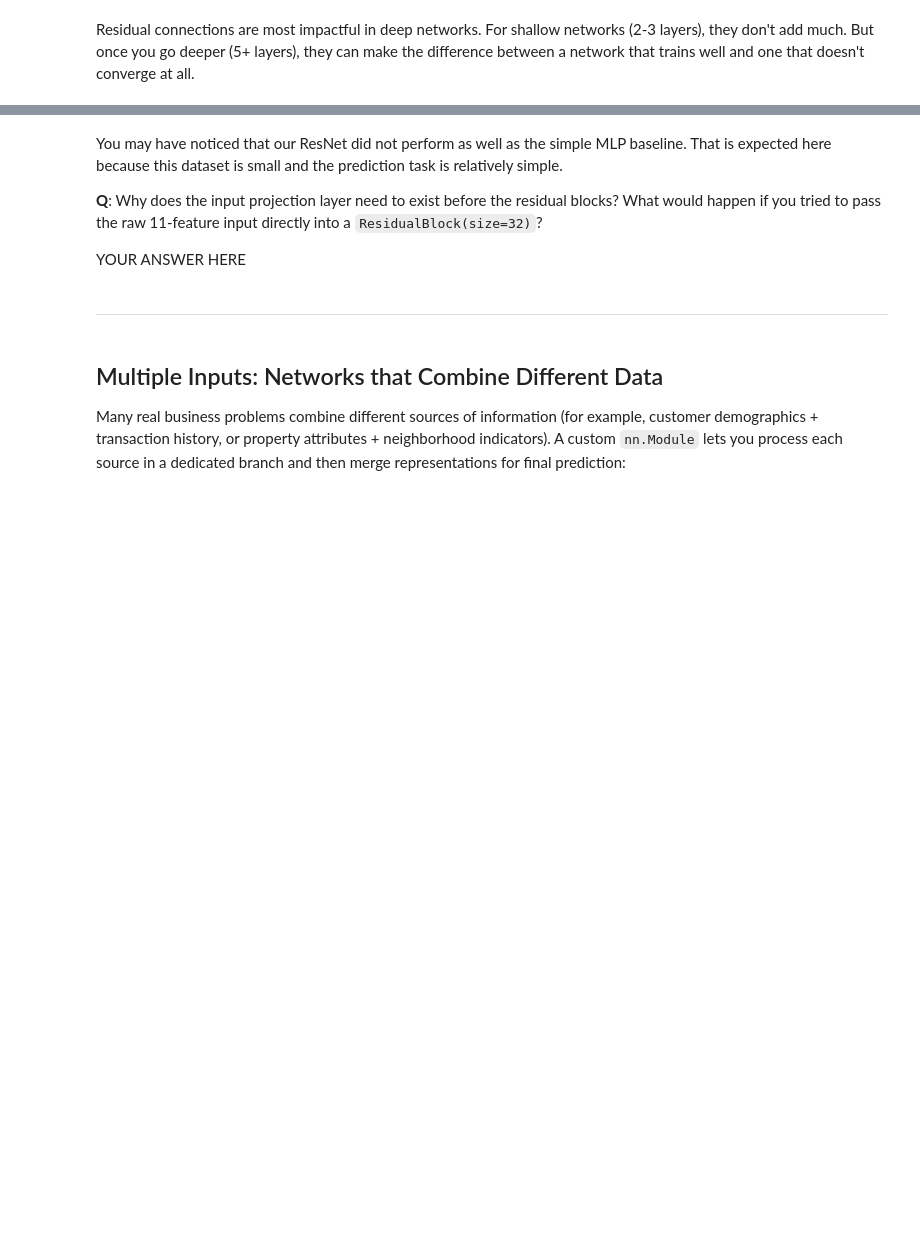
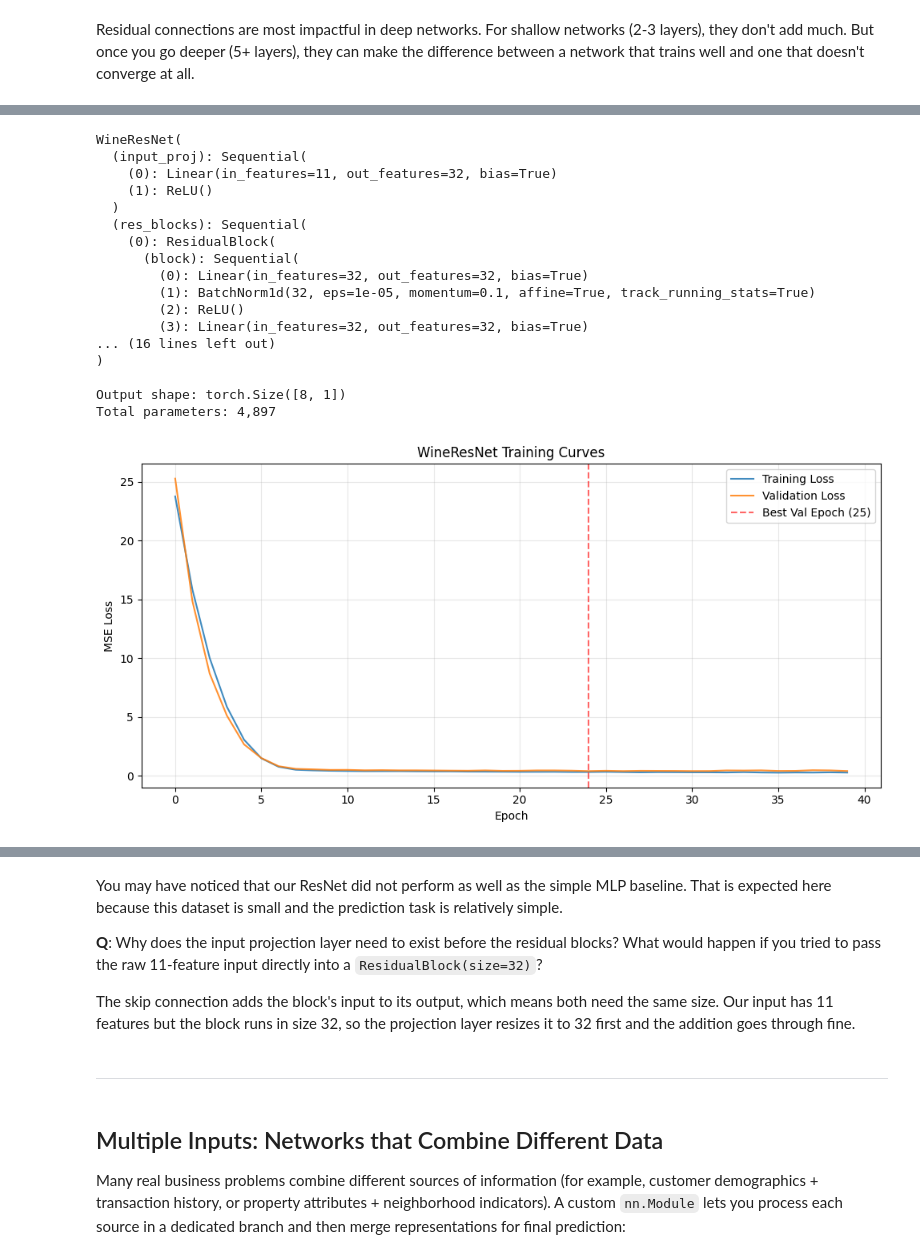
Before and after one commit to ZzAlexz/bus675_s26, a Jupyter notebook: lectures/Lecture_11_Advanced_Architectures_Training.ipynb, the cells around one changed output, grey strips where cells are left out. Drawn from its saved outputs; the diff is of its cells as text; code cells hidden in the pictures; blank space fills up the shorter version.

```diff
--- a/lectures/Lecture_11_Advanced_Architectures_Training.ipynb
+++ b/lectures/Lecture_11_Advanced_Architectures_Training.ipynb
@@ -220,7 +263,6 @@ After defining `WineResNet`:
 </div>
 # %%
 # Exercise 11.1: Build a residual network for wine quality prediction
-
 # Imports, wine data, dataset class, split, dataloaders, residual block definition, and training function are repeated for convenience
 # -----------------------------------------------------------------------------------------------------------------------------------
 import torch
@@ -311,39 +353,83 @@ def train_model(model, train_loader, val_loader, num_epochs=40, lr=0.001):
             for features_batch, targets_batch in val_loader:
                 pred = model(features_batch)
                 loss = loss_fn(pred, targets_batch)
                 val_loss += loss.item()
         val_hist.append(val_loss / len(val_loader))
 
     return train_hist, val_hist
 
 #----------------------------------------------------------------------------------------------------------------------------
 
 
 # --- FOR YOU TO DO ---
 class WineResNet(nn.Module):
     def __init__(self):
         super().__init__()
         # 1. Input projection: Linear(11, 32) + ReLU
-        # YOUR CODE HERE
+        self.input_proj = nn.Sequential(
+            nn.Linear(11, 32),
+            nn.ReLU())
 
         # 2. Two residual blocks of size 32
-        # YOUR CODE HERE
+        self.res_blocks = nn.Sequential(
+            ResidualBlock(32),
+            ResidualBlock(32))
 
         # 3. Output layer: Linear(32, 1), no activation
-        # YOUR CODE HERE
+        self.output_layer = nn.Linear(32, 1)
 
     def forward(self, x):
-        # YOUR CODE HERE
-        pass
+        x = self.input_proj(x)
+        x = self.res_blocks(x)
+        x = self.output_layer(x)
+        return x
 
 # Create an instance and print it
-# YOUR CODE HERE
+model = WineResNet()
+print(model)
 
 # Pass a dummy input batch of 8 samples of 11 features (8x11 randn) and verify output shape is (8, 1)
-# YOUR CODE HERE
+dummy = torch.randn(8, 11)
+out = model(dummy)
+print(f"\nOutput shape: {out.shape}")
 
 # Print total parameter count of the model
-# YOUR CODE HERE
+total_params = sum(p.numel() for p in model.parameters())
+print(f"Total parameters: {total_params:,}")
 
 # FOLLOWUP: Train the model using train_model() and plot the resulting training curves (train_hist, val_hist)
-# YOUR CODE HERE
+train_hist, val_hist = train_model(model, train_loader, val_loader, num_epochs=40, lr=0.001)
+
+plt.figure(figsize=(10, 5))
+plt.plot(train_hist, label='Training Loss', alpha=0.85)
+plt.plot(val_hist, label='Validation Loss', alpha=0.85)
+plt.axvline(x=val_hist.index(min(val_hist)), color='red', linestyle='--',
+            alpha=0.6, label=f'Best Val Epoch ({val_hist.index(min(val_hist)) + 1})')
+plt.xlabel('Epoch')
+plt.ylabel('MSE Loss')
+plt.title('WineResNet Training Curves')
+plt.legend()
+plt.grid(True, alpha=0.3)
+plt.tight_layout()
+plt.show()
+
+print(f"Best val loss: {min(val_hist):.4f} at epoch {val_hist.index(min(val_hist)) + 1}")
+# %% [output]
+WineResNet(
+  (input_proj): Sequential(
+    (0): Linear(in_features=11, out_features=32, bias=True)
+    (1): ReLU()
+  )
+  (res_blocks): Sequential(
+    (0): ResidualBlock(
+      (block): Sequential(
+        (0): Linear(in_features=32, out_features=32, bias=True)
+        (1): BatchNorm1d(32, eps=1e-05, momentum=0.1, affine=True, track_running_stats=True)
+        (2): ReLU()
+        (3): Linear(in_features=32, out_features=32, bias=True)
+... (16 lines left out)
+)
+
+Output shape: torch.Size([8, 1])
+Total parameters: 4,897
+[figure, added]
@@ -352,7 +439,7 @@ You may have noticed that our ResNet did not perform as well as the simple MLP b
 
 **Q**: Why does the input projection layer need to exist before the residual blocks? What would happen if you tried to pass the raw 11-feature input directly into a `ResidualBlock(size=32)`?
 
-YOUR ANSWER HERE
+The skip connection adds the block's input to its output, which means both need the same size. Our input has 11 features but the block runs in size 32, so the projection layer resizes it to 32 first and the addition goes through fine.
 # %% [markdown]
 <hr/>
 <!-- End Exercise 11.1 -->
```
Also changed, not shown: parts of 17 cells of this notebook.
